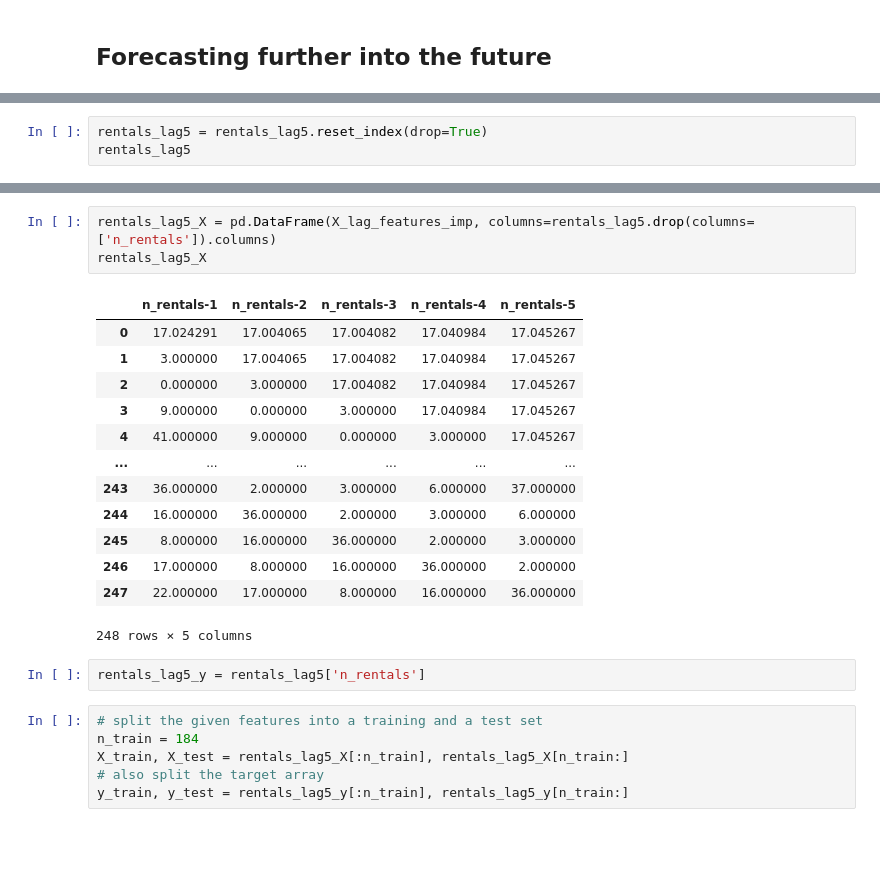
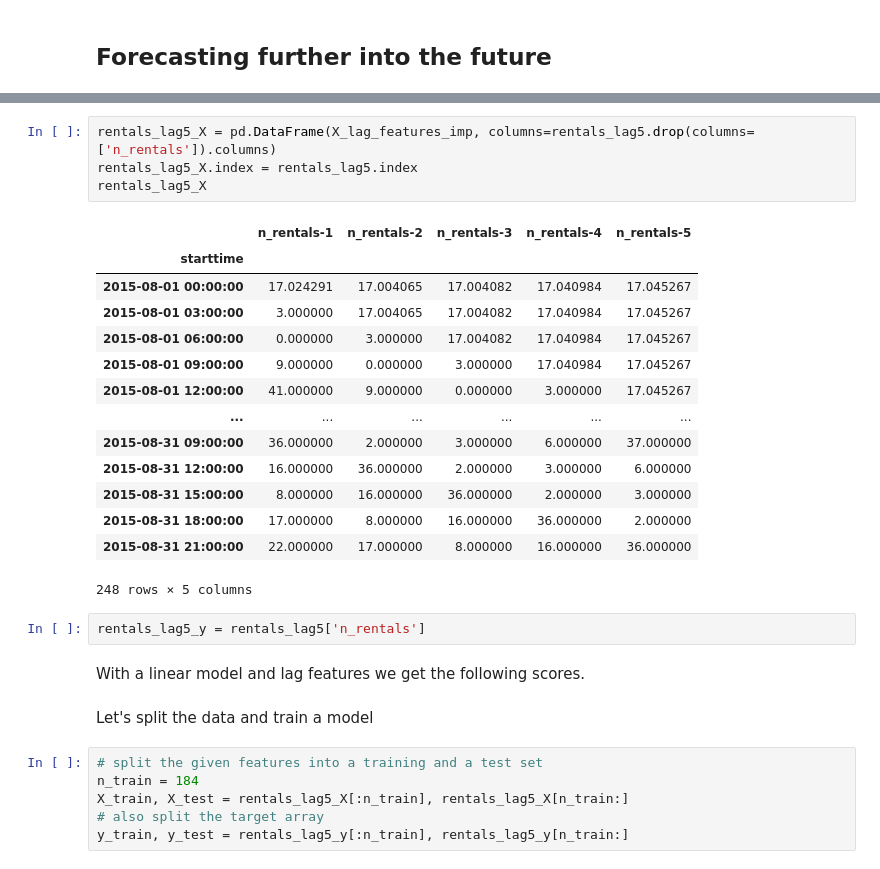
Before and after one commit to UBC-CS/cpsc330-2023W1, a Jupyter notebook: _sources/lectures/19_time-series.ipynb, the cells around one changed output, grey strips where cells are left out. Saved outputs shown, nothing was run; the diff lists cells and outputs as text; blank space fills up the shorter version.

```diff
--- a/_sources/lectures/19_time-series.ipynb
+++ b/_sources/lectures/19_time-series.ipynb
@@ -807,3 +835,0 @@ Test-set R^2: 0.68
-# %%
-rentals_lag5 = rentals_lag5.reset_index(drop=True)
-rentals_lag5
@@ -824,22 +836,28 @@ rentals_lag5
 # %%
 rentals_lag5_X = pd.DataFrame(X_lag_features_imp, columns=rentals_lag5.drop(columns=['n_rentals']).columns)
+rentals_lag5_X.index = rentals_lag5.index
 rentals_lag5_X
 # %% [output]
 |  | n_rentals-1 | n_rentals-2 | n_rentals-3 | n_rentals-4 | n_rentals-5 |
-| 0 | 17.024291 | 17.004065 | 17.004082 | 17.040984 | 17.045267 |
-| 1 | 3.000000 | 17.004065 | 17.004082 | 17.040984 | 17.045267 |
-| 2 | 0.000000 | 3.000000 | 17.004082 | 17.040984 | 17.045267 |
-| 3 | 9.000000 | 0.000000 | 3.000000 | 17.040984 | 17.045267 |
-| 4 | 41.000000 | 9.000000 | 0.000000 | 3.000000 | 17.045267 |
+| starttime |  |  |  |  |  |
+| 2015-08-01 00:00:00 | 17.024291 | 17.004065 | 17.004082 | 17.040984 | 17.045267 |
+| 2015-08-01 03:00:00 | 3.000000 | 17.004065 | 17.004082 | 17.040984 | 17.045267 |
+| 2015-08-01 06:00:00 | 0.000000 | 3.000000 | 17.004082 | 17.040984 | 17.045267 |
+| 2015-08-01 09:00:00 | 9.000000 | 0.000000 | 3.000000 | 17.040984 | 17.045267 |
+| 2015-08-01 12:00:00 | 41.000000 | 9.000000 | 0.000000 | 3.000000 | 17.045267 |
 | ... | ... | ... | ... | ... | ... |
-| 243 | 36.000000 | 2.000000 | 3.000000 | 6.000000 | 37.000000 |
-| 244 | 16.000000 | 36.000000 | 2.000000 | 3.000000 | 6.000000 |
-| 245 | 8.000000 | 16.000000 | 36.000000 | 2.000000 | 3.000000 |
-| 246 | 17.000000 | 8.000000 | 16.000000 | 36.000000 | 2.000000 |
-| 247 | 22.000000 | 17.000000 | 8.000000 | 16.000000 | 36.000000 |
+| 2015-08-31 09:00:00 | 36.000000 | 2.000000 | 3.000000 | 6.000000 | 37.000000 |
+| 2015-08-31 12:00:00 | 16.000000 | 36.000000 | 2.000000 | 3.000000 | 6.000000 |
+| 2015-08-31 15:00:00 | 8.000000 | 16.000000 | 36.000000 | 2.000000 | 3.000000 |
+| 2015-08-31 18:00:00 | 17.000000 | 8.000000 | 16.000000 | 36.000000 | 2.000000 |
+| 2015-08-31 21:00:00 | 22.000000 | 17.000000 | 8.000000 | 16.000000 | 36.000000 |
 248 rows × 5 columns
 # %%
 rentals_lag5_y = rentals_lag5['n_rentals']
+# %% [markdown]
+With a linear model and lag features we get the following scores.
+# %% [markdown]
+Let's split the data and train a model
 # %%
 # split the given features into a training and a test set
 n_train = 184
```
Also changed, not shown: parts of 20 cells of this notebook, 10 other files.
